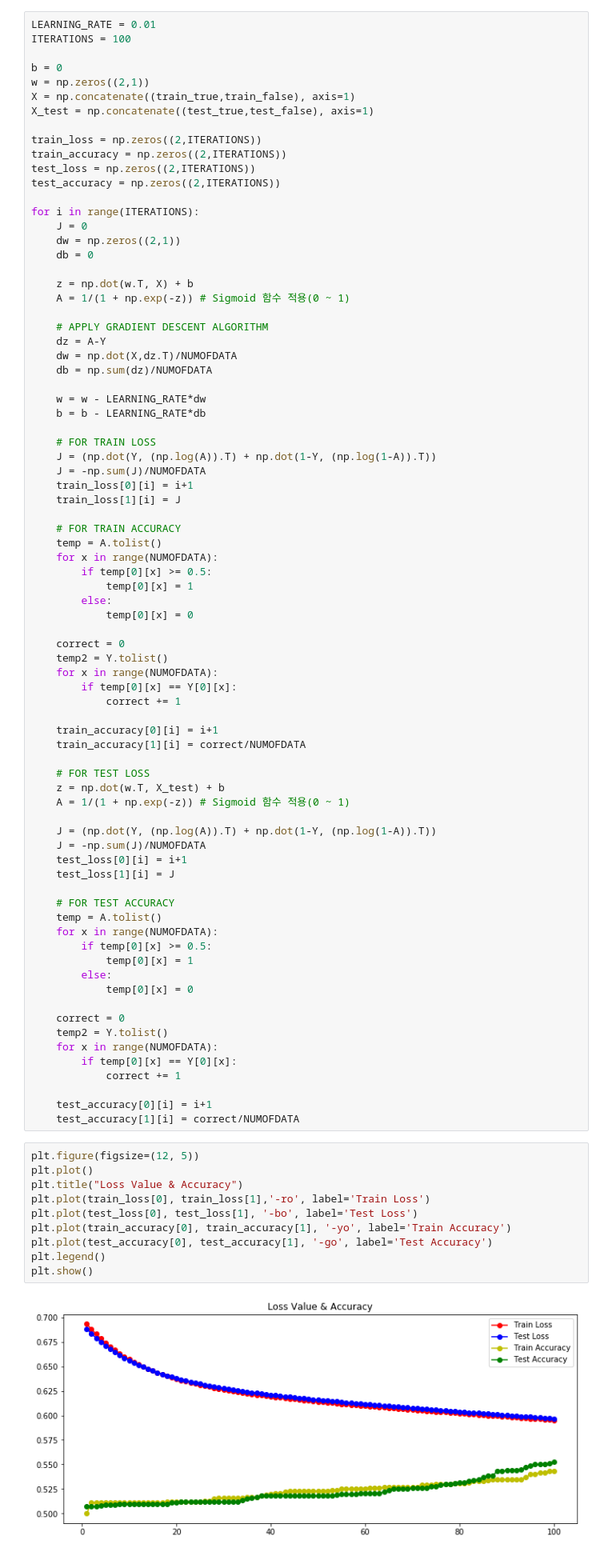
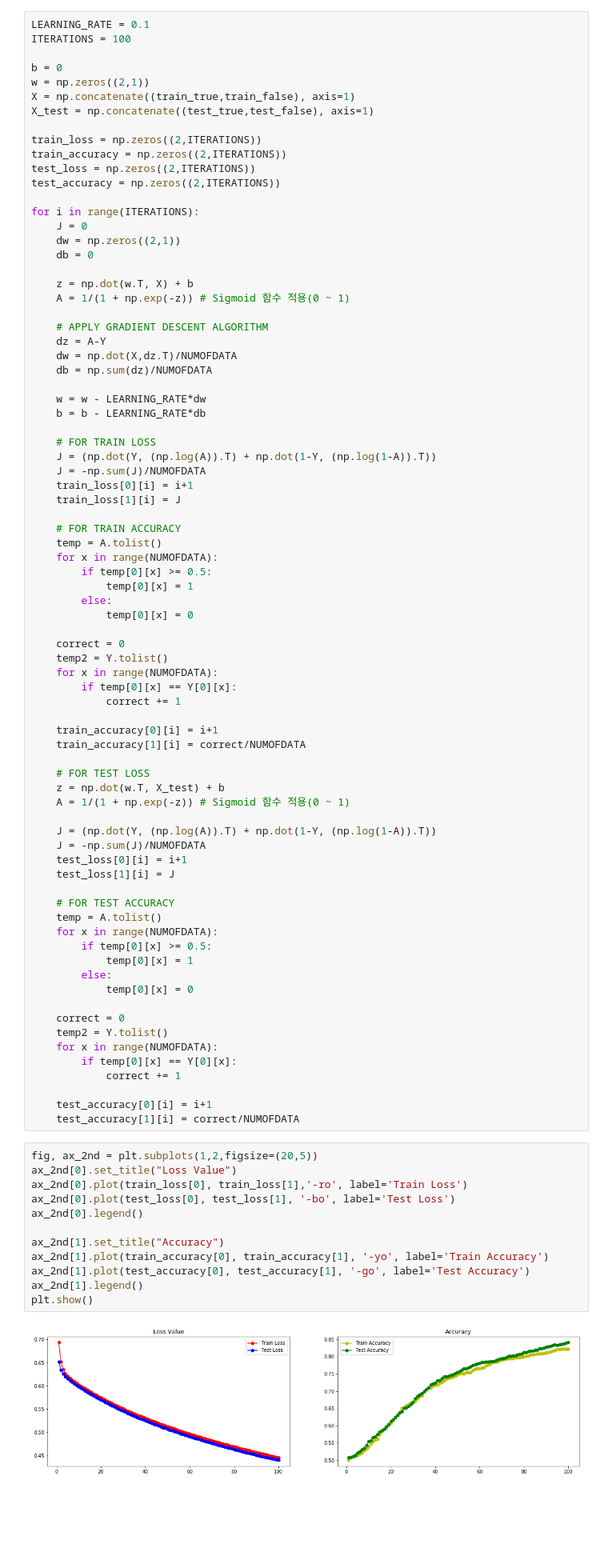
Before and after one commit to ddamddi/ml-project, a Jupyter notebook: Assignment#1.ipynb, the cells around one changed output. Shown: that part at 80% size. Cells and saved outputs as stored; diff of their text form; blank space fills up the shorter version.

Commit message:
Edit learning curves graphs

```diff
--- a/Assignment#1.ipynb
+++ b/Assignment#1.ipynb
@@ -54,5 +54,5 @@ plt.show()
 # %%
-LEARNING_RATE = 0.01
+LEARNING_RATE = 0.1
 ITERATIONS = 100
 
 b = 0
@@ -130,14 +130,16 @@ for i in range(ITERATIONS):
     test_accuracy[0][i] = i+1
     test_accuracy[1][i] = correct/NUMOFDATA
 # %%
-plt.figure(figsize=(12, 5))
-plt.plot()
-plt.title("Loss Value & Accuracy")
-plt.plot(train_loss[0], train_loss[1],'-ro', label='Train Loss')
-plt.plot(test_loss[0], test_loss[1], '-bo', label='Test Loss')
-plt.plot(train_accuracy[0], train_accuracy[1], '-yo', label='Train Accuracy')
-plt.plot(test_accuracy[0], test_accuracy[1], '-go', label='Test Accuracy')
-plt.legend()
+fig, ax_2nd = plt.subplots(1,2,figsize=(20,5))
+ax_2nd[0].set_title("Loss Value")
+ax_2nd[0].plot(train_loss[0], train_loss[1],'-ro', label='Train Loss')
+ax_2nd[0].plot(test_loss[0], test_loss[1], '-bo', label='Test Loss')
+ax_2nd[0].legend()
+
+ax_2nd[1].set_title("Accuracy")
+ax_2nd[1].plot(train_accuracy[0], train_accuracy[1], '-yo', label='Train Accuracy')
+ax_2nd[1].plot(test_accuracy[0], test_accuracy[1], '-go', label='Test Accuracy')
+ax_2nd[1].legend()
 plt.show()
 # %% [output]
-[figure, old version]
+[figure, new version]
```
Also changed, not shown: parts of 1 cell of this notebook.
